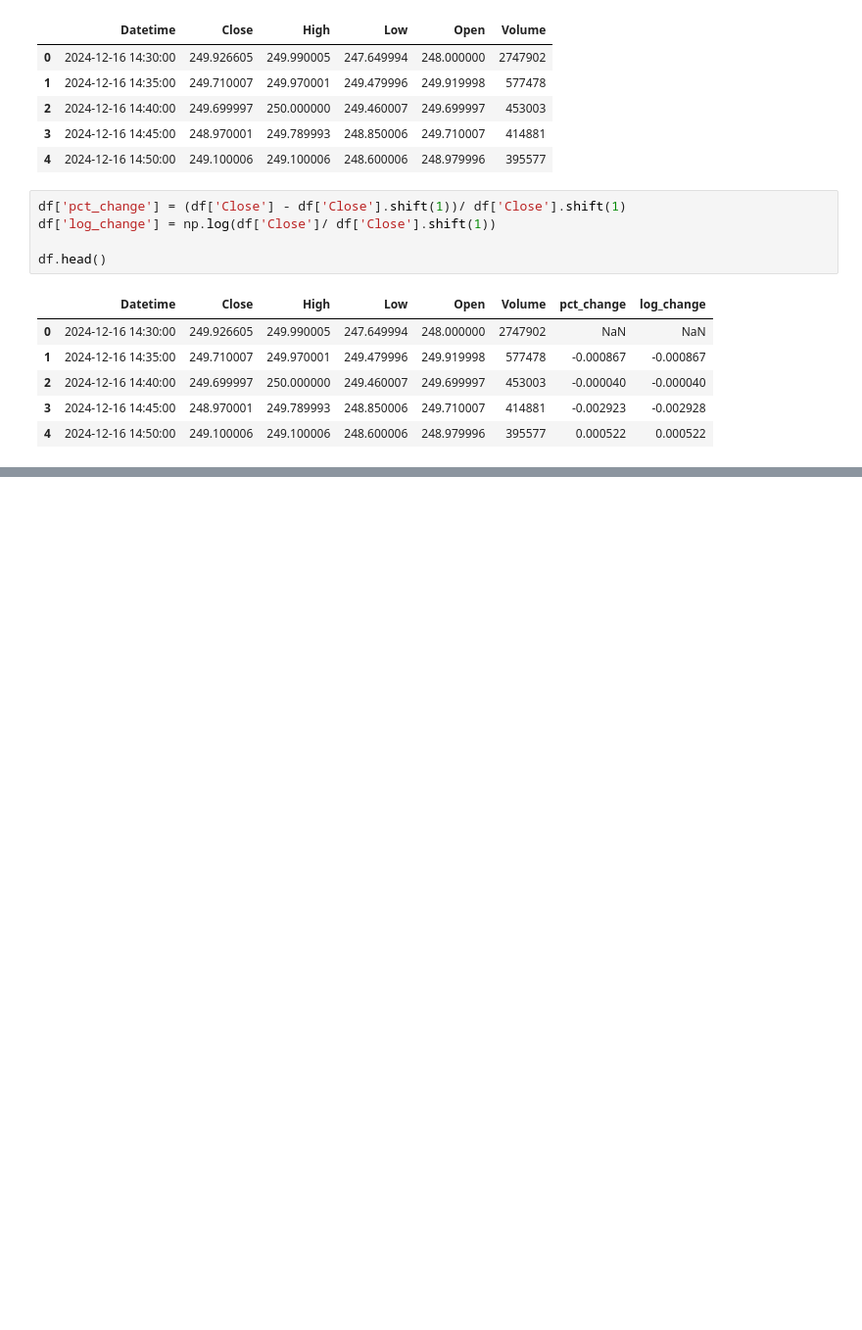
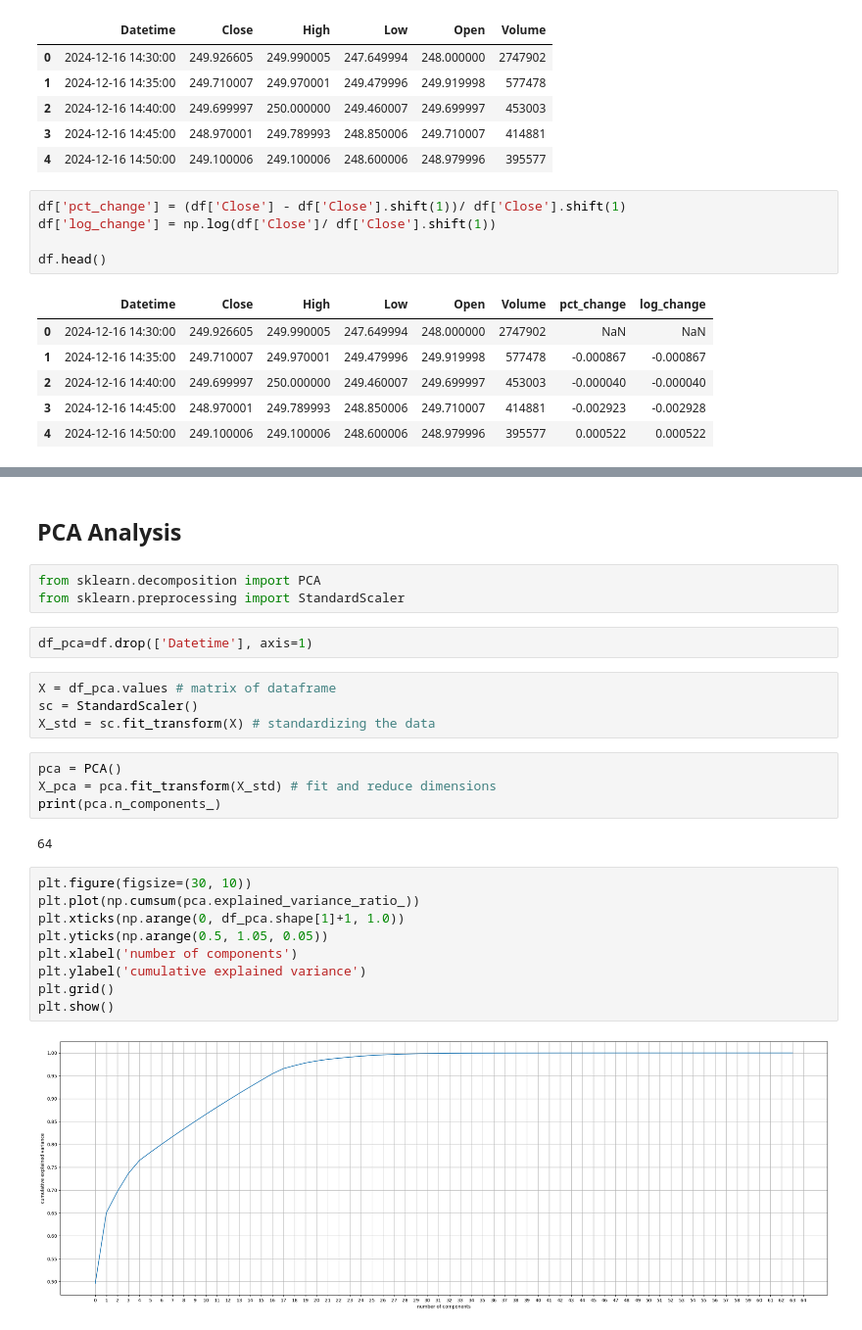
Before and after one commit to UsithaDJay/Intellitrade, a Jupyter notebook: Turning_Points_Forecasting/Feature_Engineering.ipynb, the cells around one changed output, grey strips where cells are left out. Shown: that part at 98% size. Saved outputs shown, nothing was run; the diff lists cells and outputs as text; blank space fills up the shorter version.

```diff
--- a/Turning_Points_Forecasting/Feature_Engineering.ipynb
+++ b/Turning_Points_Forecasting/Feature_Engineering.ipynb
@@ -65,0 +727,28 @@ df.head()
+# %% [markdown]
+## PCA Analysis
+# %%
+from sklearn.decomposition import PCA
+from sklearn.preprocessing import StandardScaler
+# %%
+df_pca=df.drop(['Datetime'], axis=1)
+# %%
+X = df_pca.values # matrix of dataframe
+sc = StandardScaler()
+X_std = sc.fit_transform(X) # standardizing the data
+# %%
+pca = PCA()
+X_pca = pca.fit_transform(X_std) # fit and reduce dimensions
+print(pca.n_components_)
+# %% [output]
+64
+# %%
+plt.figure(figsize=(30, 10))
+plt.plot(np.cumsum(pca.explained_variance_ratio_))
+plt.xticks(np.arange(0, df_pca.shape[1]+1, 1.0))
+plt.yticks(np.arange(0.5, 1.05, 0.05))
+plt.xlabel('number of components')
+plt.ylabel('cumulative explained variance')
+plt.grid()
+plt.show()
+# %% [output]
+[figure, added]
```
Also changed, not shown: parts of 27 cells of this notebook, 2 other files.
